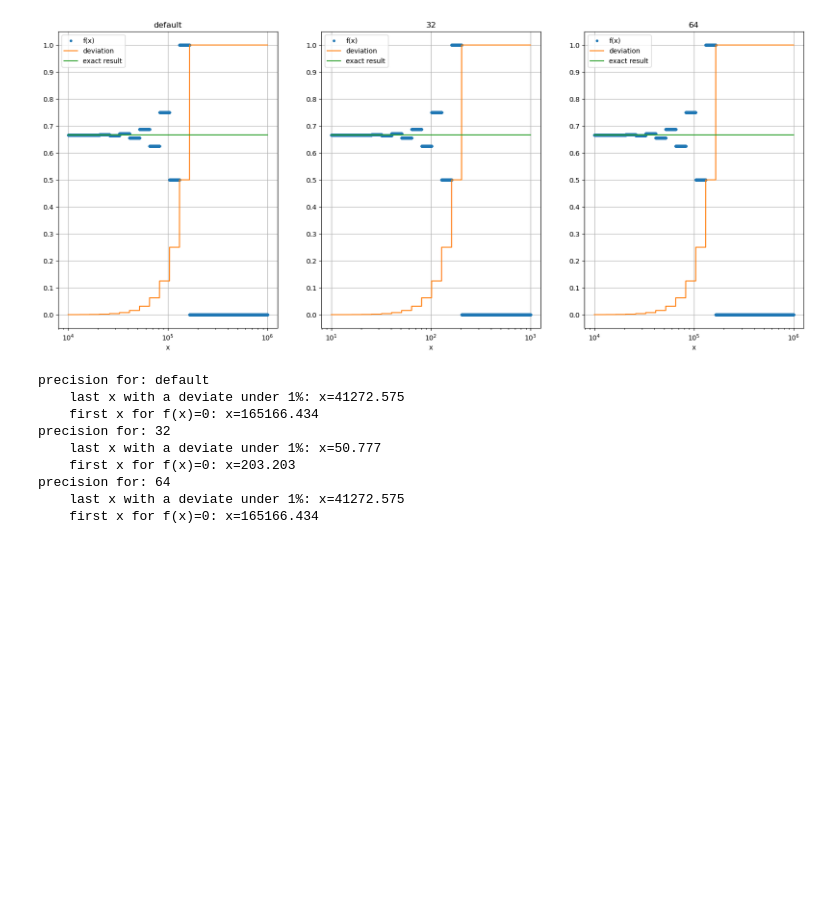
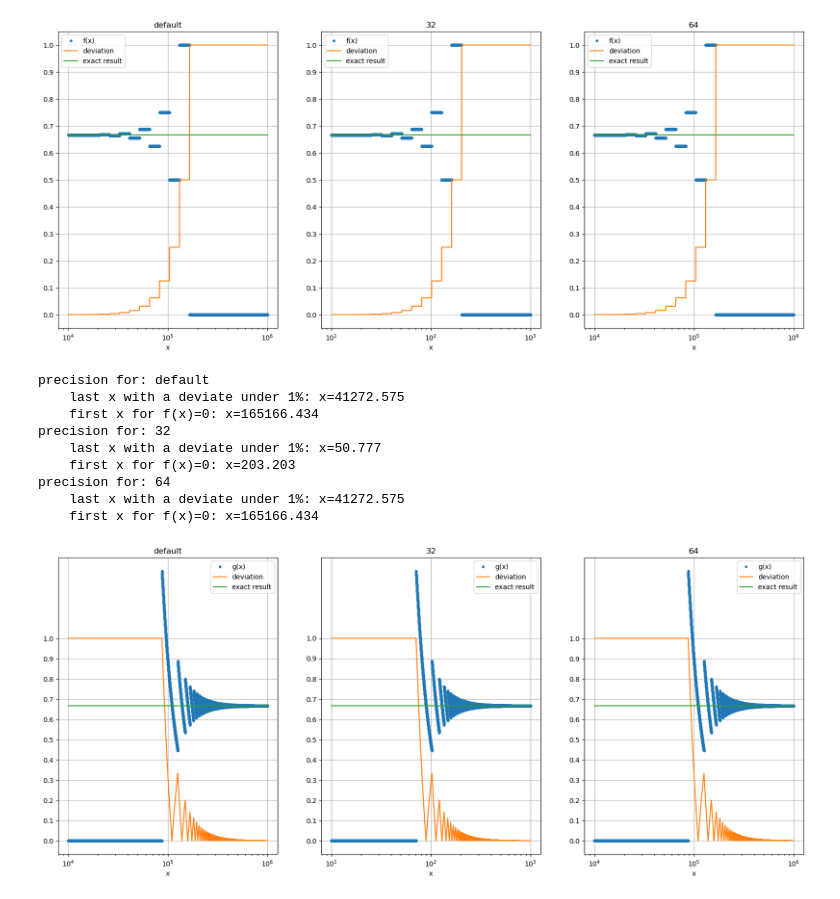
Before and after one commit to felixgoeke/SMD-A, a Jupyter notebook: 01/Blatt01.ipynb, the cells around one changed output. Cells and saved outputs as stored; diff of their text form; code cells hidden in the pictures; blank space fills up the shorter version.

```diff
--- a/01/Blatt01.ipynb
+++ b/01/Blatt01.ipynb
@@ -23,13 +23,18 @@ g = lambda x: ((3+x**3/3)-(3-x**3/3))/x**3
 exact = 2/3
 
 x_size=10000
-x_a, f_x, err_f = {},{},{} #arrays um ergebnisse zu speichern
+x_a,x_b, f_x, err_f ,g_x, err_g= {},{},{},{},{},{} #arrays um ergebnisse zu speichern
 x_a['default'] = np.logspace(4,6,x_size) #erzeugt ein Array mit 10.000 Werten im Bereich von 10^4 bis 10^6 im Standard Datentyp
 x_a['32'] = np.logspace(1, 3, x_size, dtype='float32')
 x_a['64'] = np.logspace(4, 6, x_size, dtype='float64')
+x_b['default'] = np.logspace(-6,-4,x_size)
+x_b['32'] = np.logspace(-3, -1, x_size, dtype='float32')
+x_b['64'] = np.logspace(-6, -4, x_size, dtype='float64')
 
 for key in x_a: f_x[key]=f(x_a[key]) #wendet f() auf das Array an und speichert es in f_x
 for key in x_a: err_f[key]=np.abs(exact-f_x[key])/exact # Berechnet die relative Abweichung vom exakten Ergebnis
+for key in x_b: g_x[key]=g(x_b[key])
+for key in x_b: err_g[key]=np.abs(exact-g_x[key])/exact
 # %%
 plt.subplots(1,3,figsize=(20,8))
 
@@ -65,3 +70,23 @@ precision for: 32
 precision for: 64
     last x with a deviate under 1%: x=41272.575
     first x for f(x)=0: x=165166.434
+# %%
+plt.subplots(1,3,figsize=(20,8))
+
+i=1
+for key in x_a:
+    plt.subplot(1,3,i)
+    plt.xscale('log')
+    plt.yticks(np.arange(0.0,1.1,0.1))
+    plt.xlabel('x')
+    plt.title(key)
+
+    plt.plot(x_a[key],g_x[key],'.',label='g(x)')
+    plt.plot(x_a[key], err_g[key],'-', label='deviation')
+    plt.plot(x_a[key],np.full_like(x_a[key], exact),'-', label='exact result')
+
+    plt.grid(which='major')
+    plt.legend()
+    i += 1
+# %% [output]
+[figure, added]
```
Also changed, not shown: parts of 2 cells of this notebook.
